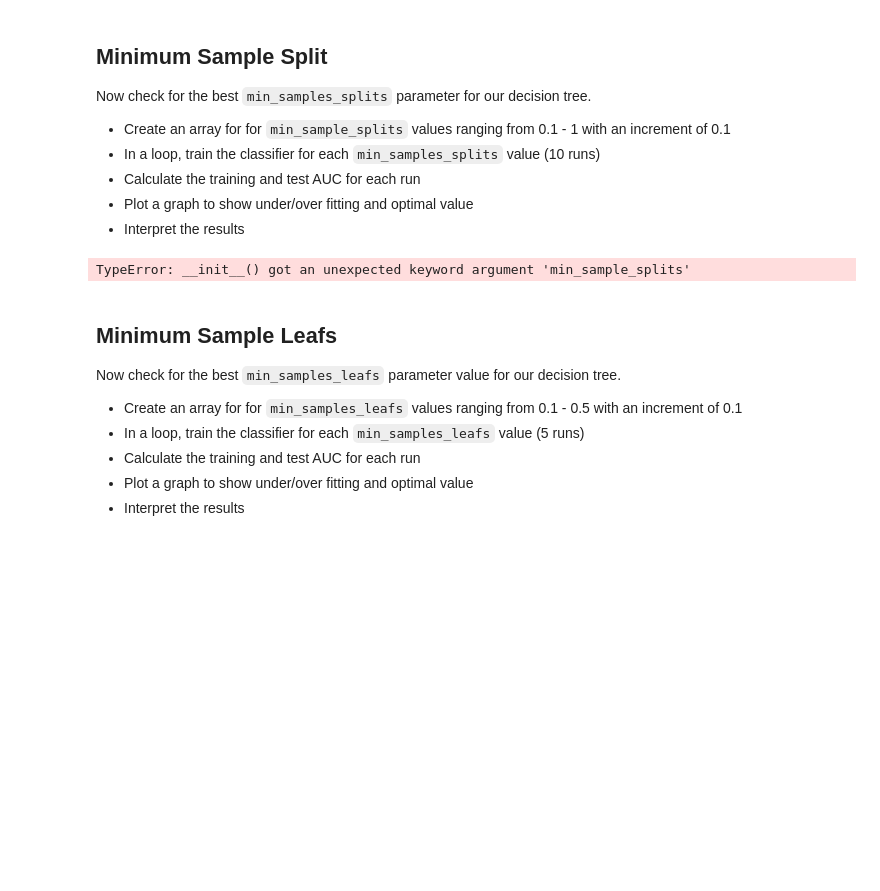
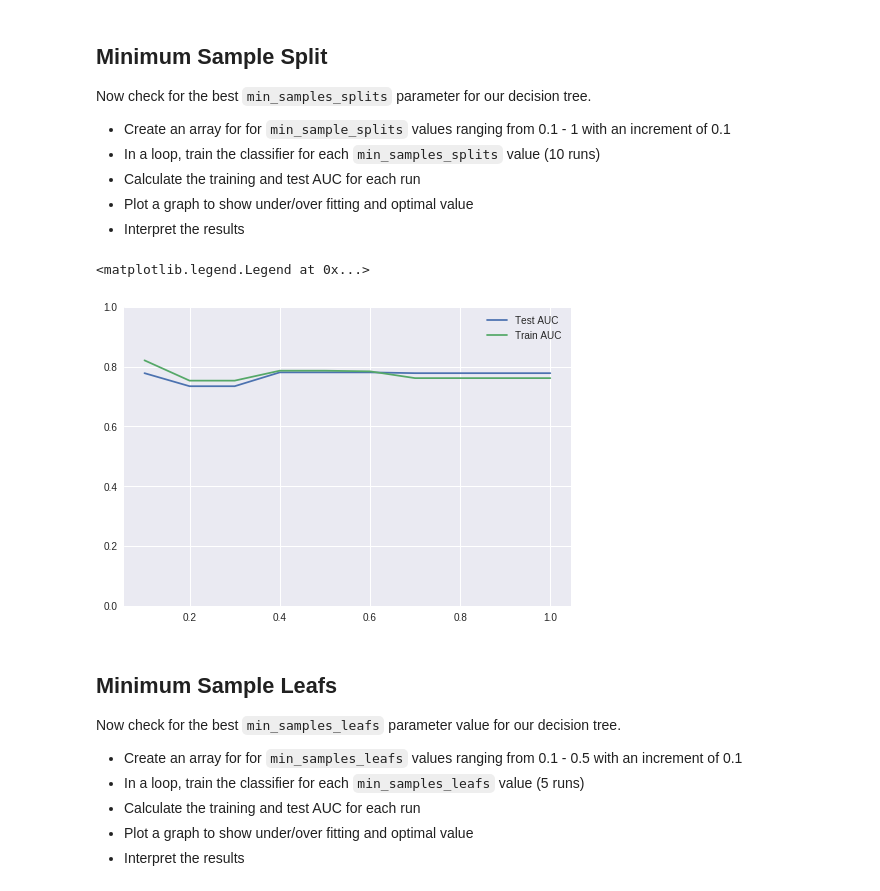
Before and after one commit to nic464/dsc-enterprise-hsbc-tuning-decision-trees-lab-hsbc-ds-081319, a Jupyter notebook: index.ipynb, the cells around one changed output. Cells and saved outputs as stored; diff of their text form; code cells hidden in the pictures; blank space fills up the shorter version.

```diff
--- a/index.ipynb
+++ b/index.ipynb
@@ -126,23 +126,24 @@ Now check for the best `min_samples_splits` parameter for our decision tree.
 # %%
 # Identify the optimal min-samples-split for given data
 max_x = 10
 splits = [i * .1 for i in range(1,max_x + 1)]
 
 y1 = [None] * max_x
 y2 = [None] * max_x
 
 for i in range(max_x):
-    clf = DecisionTreeClassifier(min_sample_splits=splits[i])
+    clf = DecisionTreeClassifier(min_samples_split=splits[i])
     clf.fit(X_train, y_train)
 
     y1[i] = roc_auc_score(y_test, clf.predict(X_test))
     y2[i] = roc_auc_score(y_train, clf.predict(X_train))
 
-plt.plot(depths, y1, label='Test AUC', scaley=False)
-plt.plot(depths, y2, label='Train AUC', scaley=False)
+plt.plot(splits, y1, label='Test AUC', scaley=False)
+plt.plot(splits, y2, label='Train AUC', scaley=False)
 plt.legend()
 # %% [output]
-TypeError: __init__() got an unexpected keyword argument 'min_sample_splits'
+<matplotlib.legend.Legend at 0x...>
+[figure, added]
 # %%
 # Your observations
 # %% [markdown]
```
